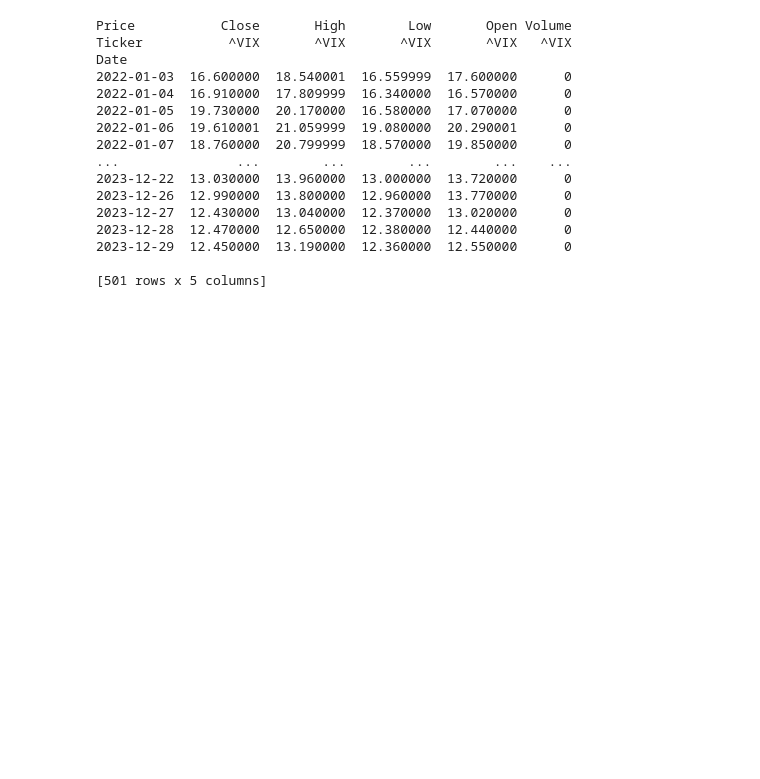
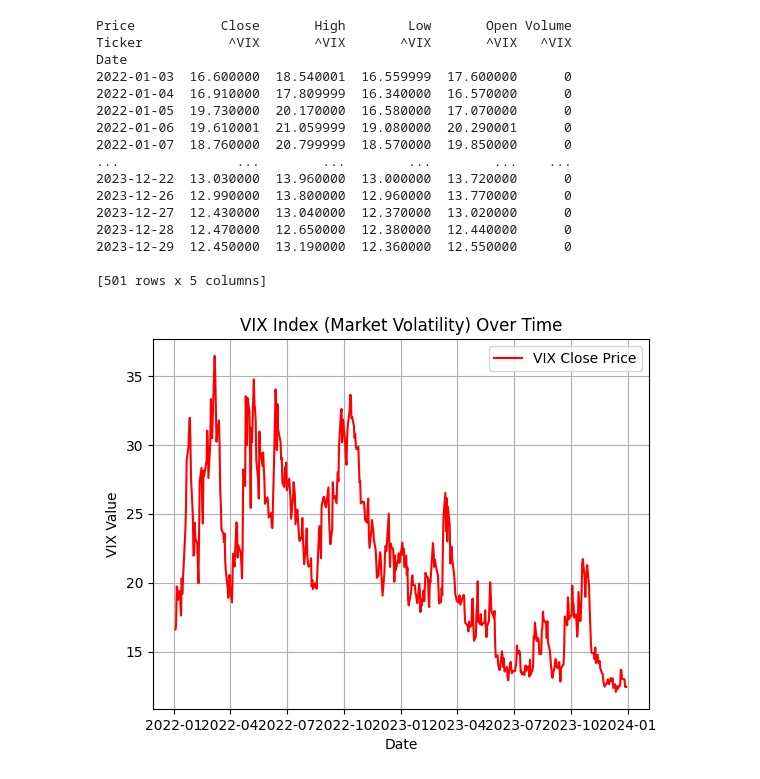
Before and after one commit to shahzeb147/VoltTFormer, a Jupyter notebook: testing.ipynb, the cells around one changed output. Drawn from its saved outputs; the diff is of its cells as text; code cells hidden in the pictures; blank space fills up the shorter version.

```diff
--- a/testing.ipynb
+++ b/testing.ipynb
@@ -45,3 +62,17 @@ Date
 2023-12-29  12.450000  13.190000  12.360000  12.550000      0
 
 [501 rows x 5 columns]
+# %%
+plt.plot(vix.index, vix["Close"], label="VIX Close Price", color='r')
+
+# Formatting
+plt.title("VIX Index (Market Volatility) Over Time")
+plt.xlabel("Date")
+plt.ylabel("VIX Value")
+plt.legend()
+plt.grid(True)
+
+# Show the plot
+plt.show()
+# %% [output]
+[figure, added]
```
Also changed, not shown: parts of 2 cells of this notebook.
